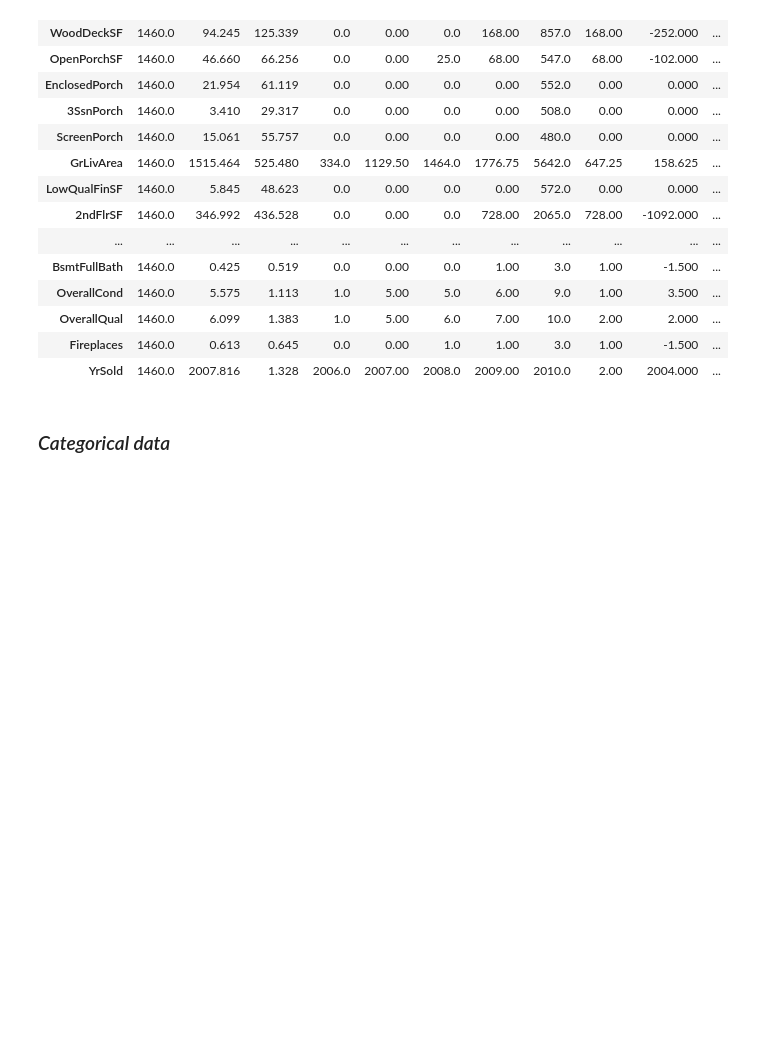
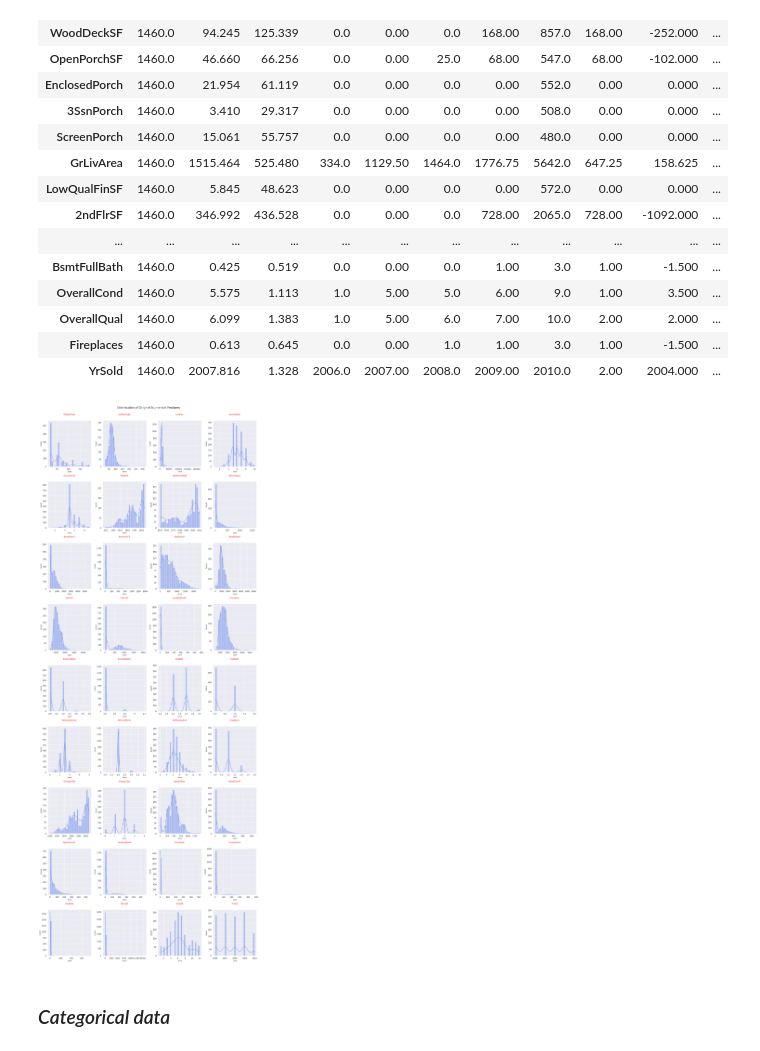
Before and after one commit to lovecrushfamily/Ames-Housing-Price-Prediction-Competition, a Jupyter notebook: notebook_analysis_modeling.ipynb, the cells around one changed output. Saved outputs shown, nothing was run; the diff lists cells and outputs as text; code cells hidden in the pictures; blank space fills up the shorter version.

```diff
--- a/notebook_analysis_modeling.ipynb
+++ b/notebook_analysis_modeling.ipynb
@@ -301,6 +301,39 @@ numerical_stats.sort_values('vars').round(3)
 | OverallQual | 1460.0 | 6.099 | 1.383 | 1.0 | 5.00 | 6.0 | 7.00 | 10.0 | 2.00 | 2.000 | ... |
 | Fireplaces | 1460.0 | 0.613 | 0.645 | 0.0 | 0.00 | 1.0 | 1.00 | 3.0 | 1.00 | -1.500 | ... |
 | YrSold | 1460.0 | 2007.816 | 1.328 | 2006.0 | 2007.00 | 2008.0 | 2009.00 | 2010.0 | 2.00 | 2004.000 | ... |
+# %%
+
+n_cols = 4
+n_rows = (len(num_cols) + n_cols - 1) // n_cols
+
+fig, axes = plt.subplots(n_rows, n_cols, figsize=(18, 5 * n_rows))
+
+axes = axes.ravel()
+
+fig.suptitle("Distribution of Original Numerical Features", y=1, fontsize=17)
+
+for i, column in enumerate(num_stats.index):
+
+    ax = axes[i]
+    ax.set_ylabel("", fontsize=10)
+    ax.set_xlabel("Love", fontsize=10)
+    ax.set_title(f'{column} \n\n',
+                fontsize=11,
+                color='red')
+
+    sns.histplot(train_df[column], kde=True, bins=25, ax=ax)
+
+
+# Remove empty subplots if necessary
+if len(num_cols) < n_cols * n_rows:
+    for i in range(len(num_cols), n_cols * n_rows):
+        fig.delaxes(axes[i])
+
+
+plt.tight_layout()
+plt.show()
+# %% [output]
+[figure, added]
 # %% [markdown]
 ### *Categorical data*
 # %%
```
Also changed, not shown: parts of 49 cells of this notebook.
